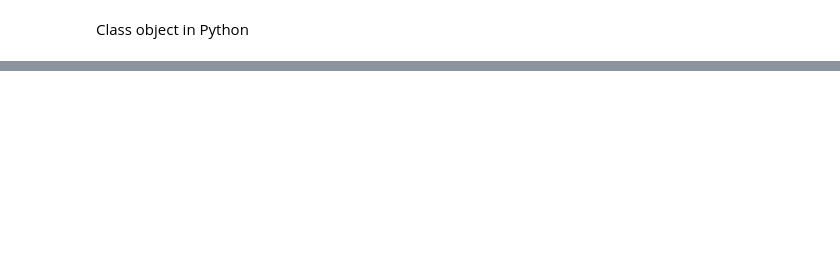
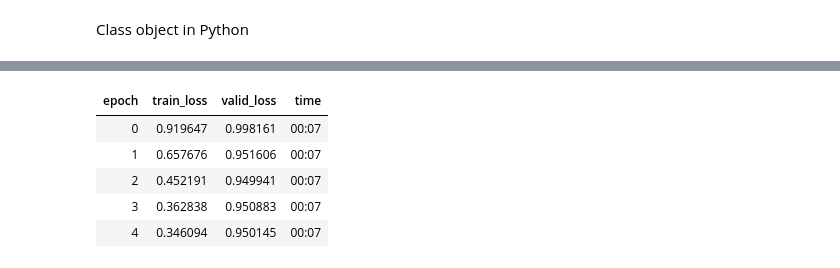
Before and after one commit to nikhilkr31/movie-recommendation, a Jupyter notebook: movie_recommendation.ipynb, the cells around one changed output, grey strips where cells are left out. Drawn from its saved outputs; the diff is of its cells as text; code cells hidden in the pictures; blank space fills up the shorter version.

Commit message:
Embeddings

```diff
--- a/movie_recommendation.ipynb
+++ b/movie_recommendation.ipynb
@@ -113,0 +123,16 @@ class Example:
+# %%
+#Creating the Dot Product module
+
+
+class DotProduct(Module):
+    def __init__(self, n_users, n_movies, n_factors):
+        self.user_factors = Embedding(n_users, n_factors)
+        self.movie_factors = Embedding(n_movies, n_factors)
+
+    def forward(self, x):
+        users = self.user_factors(x[:,0])
+        movies = self.movie_factors(x[:,1])
+        return (users * movies).sum(dim=1)
+# %%
+x,y = dls.one_batch()
+x.shape
@@ -113,0 +155,24 @@ class Example:
+# %%
+#Forcing the model to make predictions between 0 and 5
+
+class DotProduct(Module):
+    def __init__(self, n_users, n_movies, n_factors, y_range=(0,5.5)):
+        self.user_factors = Embedding(n_users, n_factors)
+        self.movie_factors = Embedding(n_movies, n_factors)
+        self.y_range = y_range
+
+    def forward(self, x):
+        users = self.user_factors(x[:,0])
+        movies = self.movie_factors(x[:,1])
+        return sigmoid_range((users*movies).sum(dim=1), *self.y_range)
+
+model = DotProduct(n_users, n_movies, 50)
+learn = Learner(dls, model, loss_func = MSELossFlat())
+learn.fit_one_cycle(5, 5e-3)
+# %% [output]
+| epoch | train_loss | valid_loss | time |
+| 0 | 0.919647 | 0.998161 | 00:07 |
+| 1 | 0.657676 | 0.951606 | 00:07 |
+| 2 | 0.452191 | 0.949941 | 00:07 |
+| 3 | 0.362838 | 0.950883 | 00:07 |
+| 4 | 0.346094 | 0.950145 | 00:07 |
```
Also changed, not shown: parts of 13 cells of this notebook.
